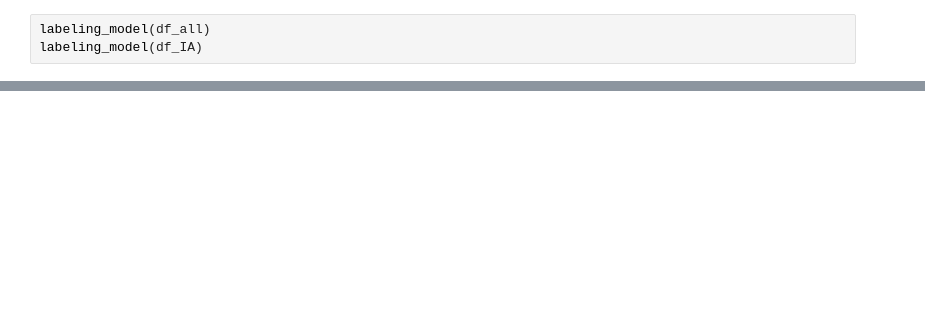
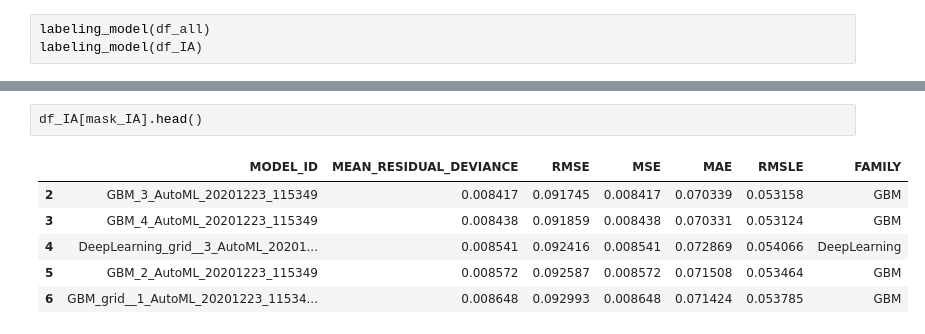
Before and after one commit to FelipeMFO/photometric-redshift-prediction, a Jupyter notebook: notebooks/evaluating/plot_models_results.ipynb, the cells around one changed output, grey strips where cells are left out. Drawn from its saved outputs; the diff is of its cells as text; blank space fills up the shorter version.

```diff
--- a/notebooks/evaluating/plot_models_results.ipynb
+++ b/notebooks/evaluating/plot_models_results.ipynb
@@ -126,0 +129,9 @@ plt.savefig('../../data/boxplot_families_IA.pdf')
+# %%
+df_IA[mask_IA].head()
+# %% [output]
+|  | MODEL_ID | MEAN_RESIDUAL_DEVIANCE | RMSE | MSE | MAE | RMSLE | FAMILY |
+| 2 | GBM_3_AutoML_20201223_115349 | 0.008417 | 0.091745 | 0.008417 | 0.070339 | 0.053158 | GBM |
+| 3 | GBM_4_AutoML_20201223_115349 | 0.008438 | 0.091859 | 0.008438 | 0.070331 | 0.053124 | GBM |
+| 4 | DeepLearning_grid__3_AutoML_20201... | 0.008541 | 0.092416 | 0.008541 | 0.072869 | 0.054066 | DeepLearning |
+| 5 | GBM_2_AutoML_20201223_115349 | 0.008572 | 0.092587 | 0.008572 | 0.071508 | 0.053464 | GBM |
+| 6 | GBM_grid__1_AutoML_20201223_11534... | 0.008648 | 0.092993 | 0.008648 | 0.071424 | 0.053785 | GBM |
```
Also changed, not shown: parts of 10 cells of this notebook, 6 other files.
